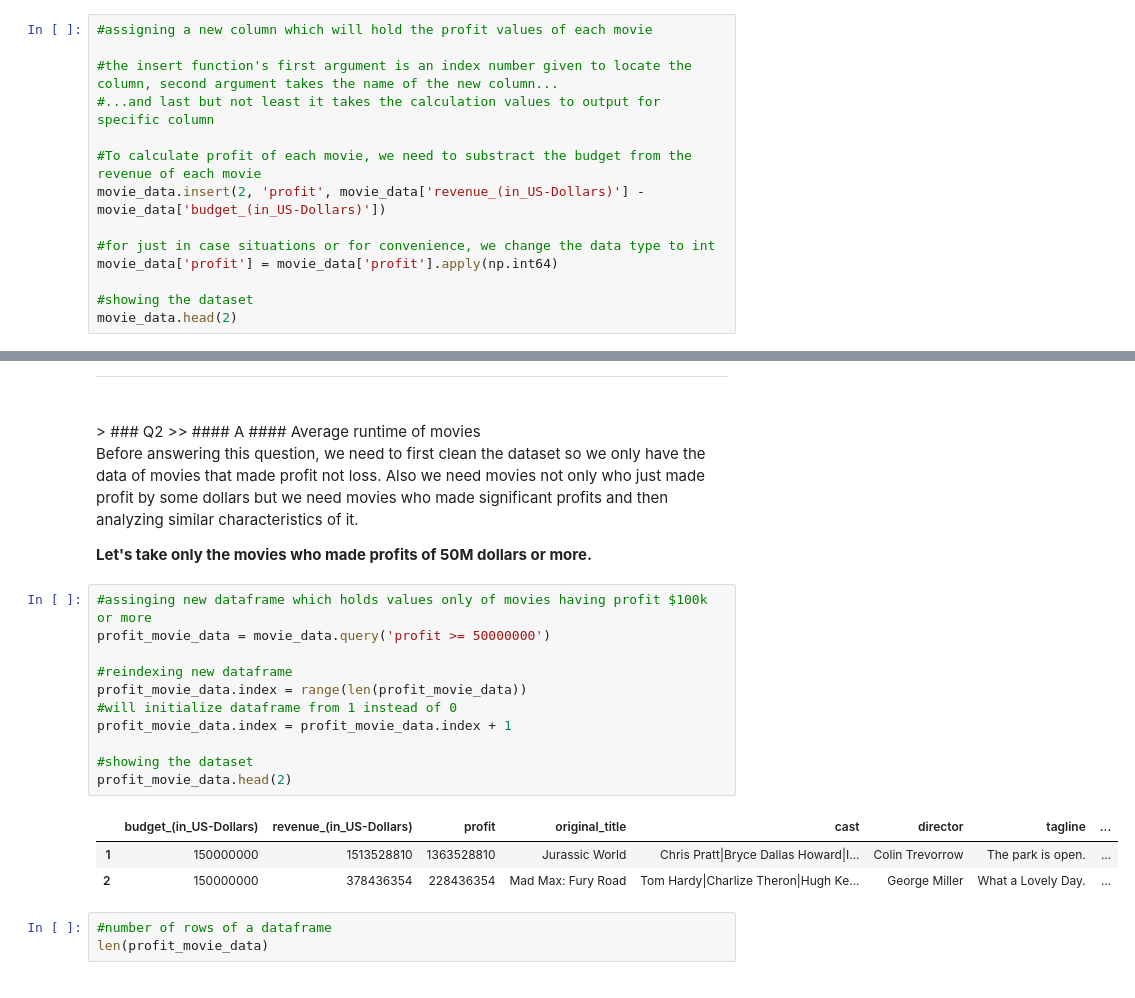
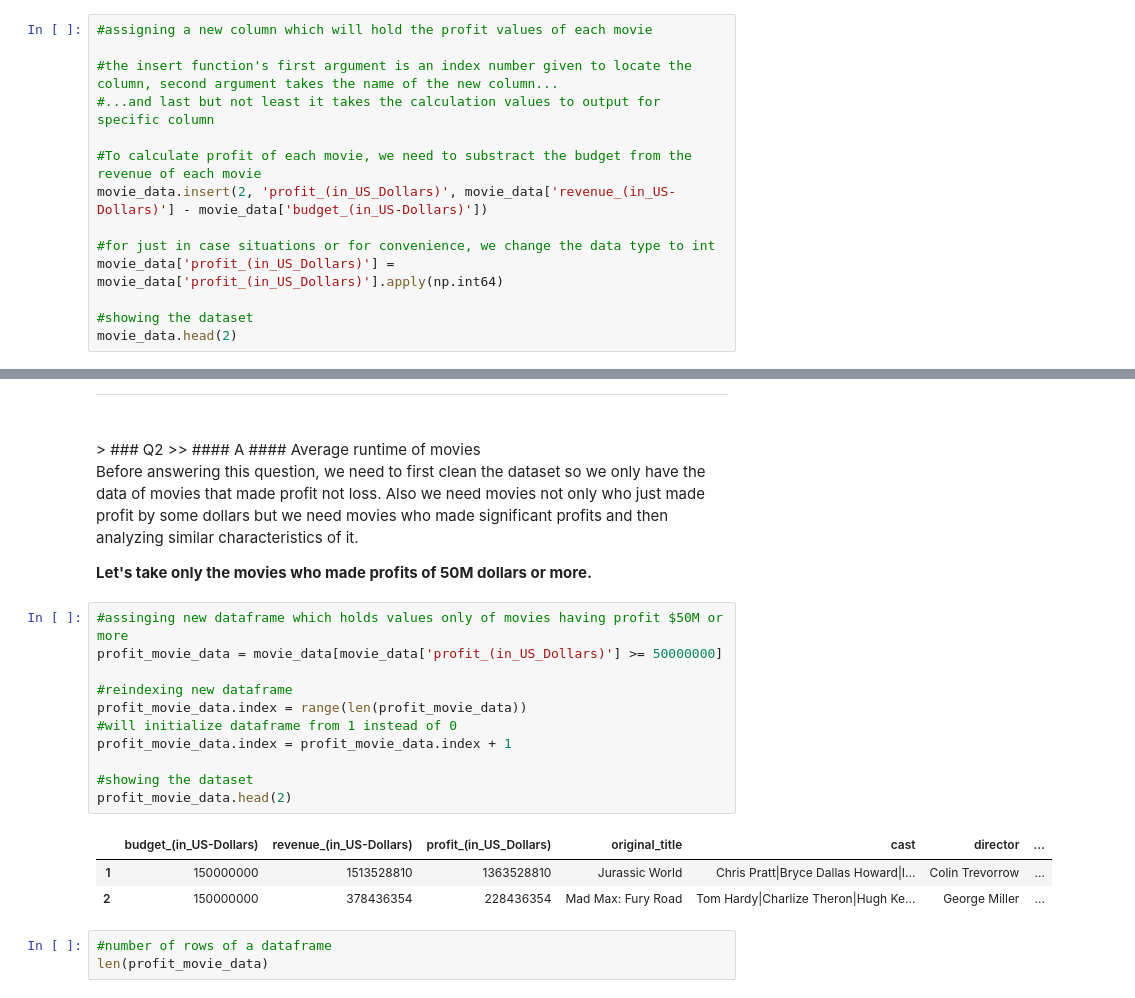
Before and after one commit to JuzerShakir/Investigate_TMDb_Movies, a Jupyter notebook: Investigating_Database.ipynb, the cells around one changed output, grey strips where cells are left out. Cells and saved outputs as stored; diff of their text form.

```diff
--- a/Investigating_Database.ipynb
+++ b/Investigating_Database.ipynb
@@ -253,10 +253,10 @@ movie_data.rename(columns = {'budget' : 'budget_(in_US-Dollars)', 'revenue' : 'r
 #...and last but not least it takes the calculation values to output for specific column
 
 #To calculate profit of each movie, we need to substract the budget from the revenue of each movie
-movie_data.insert(2, 'profit', movie_data['revenue_(in_US-Dollars)'] - movie_data['budget_(in_US-Dollars)'])
+movie_data.insert(2, 'profit_(in_US_Dollars)', movie_data['revenue_(in_US-Dollars)'] - movie_data['budget_(in_US-Dollars)'])
 
 #for just in case situations or for convenience, we change the data type to int
-movie_data['profit'] = movie_data['profit'].apply(np.int64)
+movie_data['profit_(in_US_Dollars)'] = movie_data['profit_(in_US_Dollars)'].apply(np.int64)
 
 #showing the dataset
 movie_data.head(2)
@@ -574,20 +574,20 @@ Before answering this question, we need to first clean the dataset so we only ha
 
 **Let's take only the movies who made profits of 50M dollars or more.**
 # %%
-#assinging new dataframe which holds values only of movies having profit $100k or more
-profit_movie_data = movie_data.query('profit >= 50000000')
+#assinging new dataframe which holds values only of movies having profit $50M or more
+profit_movie_data = movie_data[movie_data['profit_(in_US_Dollars)'] >= 50000000]
 
 #reindexing new dataframe
 profit_movie_data.index = range(len(profit_movie_data))
 #will initialize dataframe from 1 instead of 0
 profit_movie_data.index = profit_movie_data.index + 1
 
 #showing the dataset
 profit_movie_data.head(2)
 # %% [output]
-|  | budget_(in_US-Dollars) | revenue_(in_US-Dollars) | profit | original_title | cast | director | tagline | ... |
-| 1 | 150000000 | 1513528810 | 1363528810 | Jurassic World | Chris Pratt|Bryce Dallas Howard|I... | Colin Trevorrow | The park is open. | ... |
-| 2 | 150000000 | 378436354 | 228436354 | Mad Max: Fury Road | Tom Hardy|Charlize Theron|Hugh Ke... | George Miller | What a Lovely Day. | ... |
+|  | budget_(in_US-Dollars) | revenue_(in_US-Dollars) | profit_(in_US_Dollars) | original_title | cast | director | ... |
+| 1 | 150000000 | 1513528810 | 1363528810 | Jurassic World | Chris Pratt|Bryce Dallas Howard|I... | Colin Trevorrow | ... |
+| 2 | 150000000 | 378436354 | 228436354 | Mad Max: Fury Road | Tom Hardy|Charlize Theron|Hugh Ke... | George Miller | ... |
 # %%
 #number of rows of a dataframe
 len(profit_movie_data)
```
Also changed, not shown: parts of 11 cells of this notebook.
